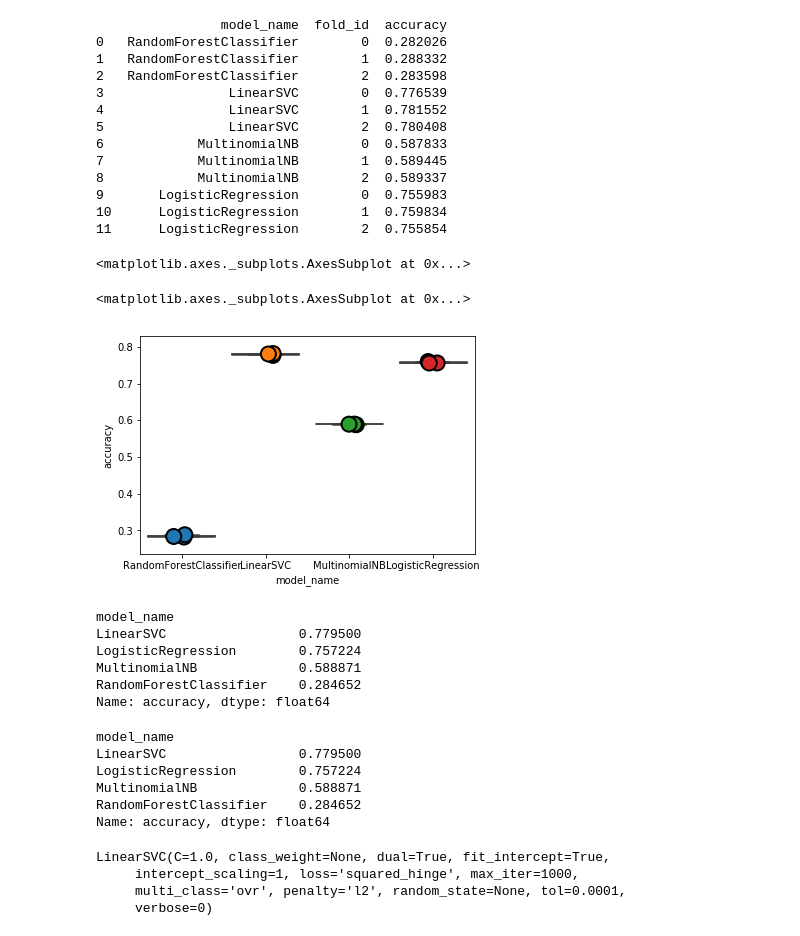
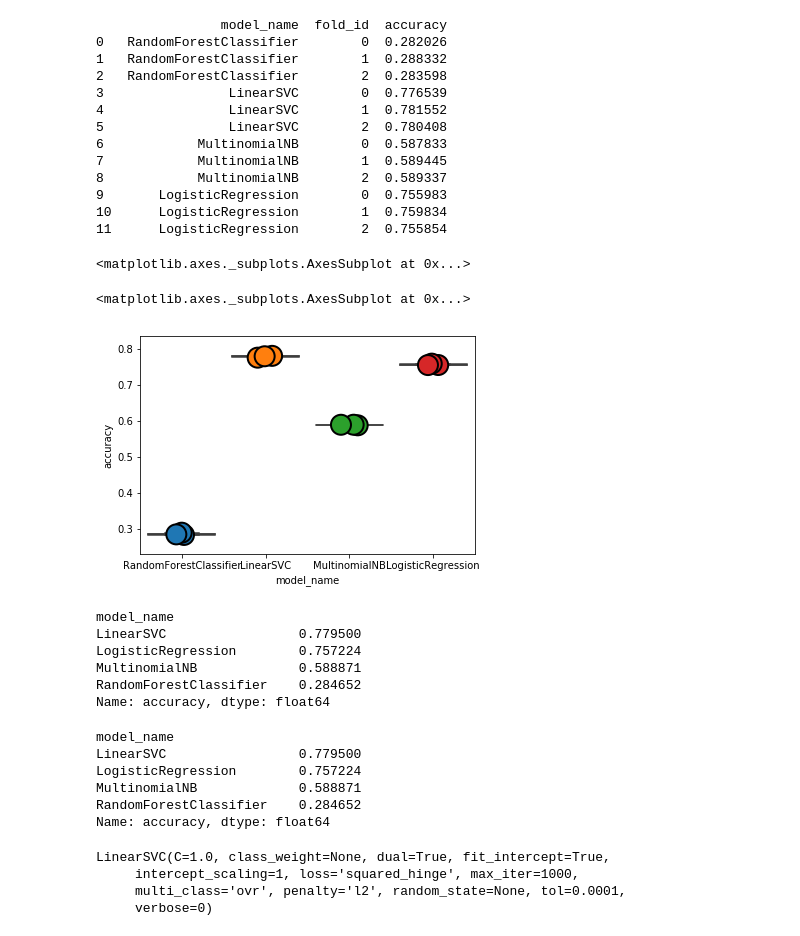
Before and after one commit to cricboy007/Springboard-Data-Science-Career-Track, a Jupyter notebook: CapstoneProject2/Final Code.ipynb, the cells around one changed output. Saved outputs shown, nothing was run; the diff lists cells and outputs as text; code cells hidden in the pictures.

```diff
--- a/CapstoneProject2/Final Code.ipynb
+++ b/CapstoneProject2/Final Code.ipynb
@@ -172,16 +199,18 @@ print(model_summary)
 10      LogisticRegression        1  0.759834
 11      LogisticRegression        2  0.755854
 # %%
+## plot accuracies
+
 import seaborn as sns
 sns.boxplot(x='model_name', y='accuracy', data=model_summary)
 sns.stripplot(x='model_name', y='accuracy', data=model_summary,
-              size=15, jitter=True, edgecolor="black", linewidth=2)
+              size=20, jitter=True, edgecolor="black", linewidth=2)
 plt.show()
 model_summary.groupby('model_name').accuracy.mean()
 # %% [output]
 <matplotlib.axes._subplots.AxesSubplot at 0x...>
 <matplotlib.axes._subplots.AxesSubplot at 0x...>
-[figure, old version]
+[figure, new version]
 model_name
 LinearSVC                 0.779500
 LogisticRegression        0.757224
@@ -253,10 +290,11 @@ Name: accuracy, dtype: float64
-# %%
-model_summary.groupby('model_name').accuracy.mean()
-# %% [output]
-model_name
-LinearSVC                 0.779500
-LogisticRegression        0.757224
-MultinomialNB             0.588871
-RandomForestClassifier    0.284652
-Name: accuracy, dtype: float64
+# %%
+## take mean of all folds per model
+model_summary.groupby('model_name').accuracy.mean()
+# %% [output]
+model_name
+LinearSVC                 0.779500
+LogisticRegression        0.757224
+MultinomialNB             0.588871
+RandomForestClassifier    0.284652
+Name: accuracy, dtype: float64
 # %%
```
Also changed, not shown: parts of 19 cells of this notebook.
